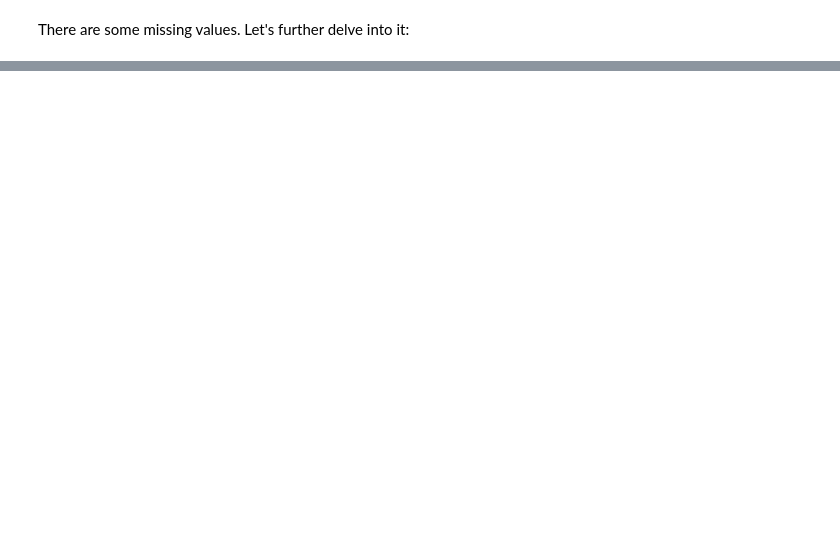
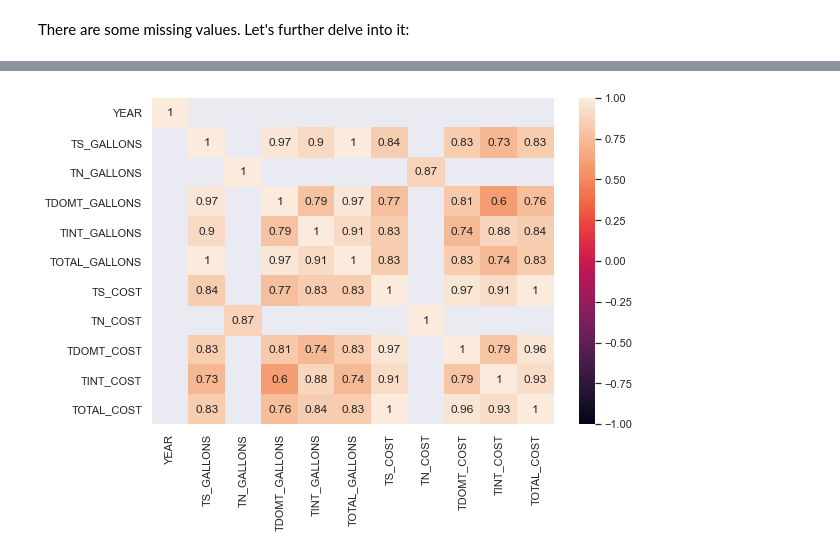
Before and after one commit to malonsol/TFM_KSchool, a Jupyter notebook: EDA/1.2.2_P12A_fuel.ipynb, the cells around one changed output, grey strips where cells are left out. Saved outputs shown, nothing was run; the diff lists cells and outputs as text; code cells hidden in the pictures; blank space fills up the shorter version.

```diff
--- a/EDA/1.2.2_P12A_fuel.ipynb
+++ b/EDA/1.2.2_P12A_fuel.ipynb
@@ -167,0 +281,6 @@ dtype: float64
+# %%
+# Heatmap showing global correlations
+fig, ax = plt.subplots(figsize=(9, 6))
+ax = sns.heatmap(df4.corr(), vmin=-1, vmax=1, annot=True, cbar=True, cmap=sns.cm.rocket, mask=abs(df4.corr()) < 0.5);
+# %% [output]
+[figure, added]
```
Also changed, not shown: parts of 25 cells of this notebook.
